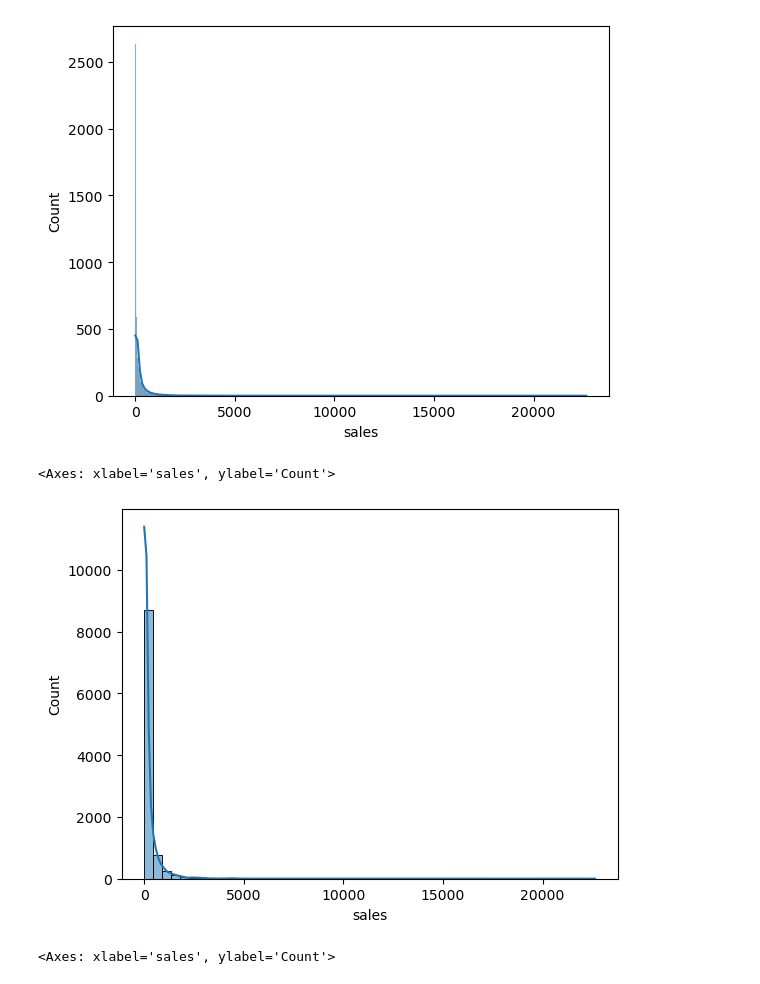
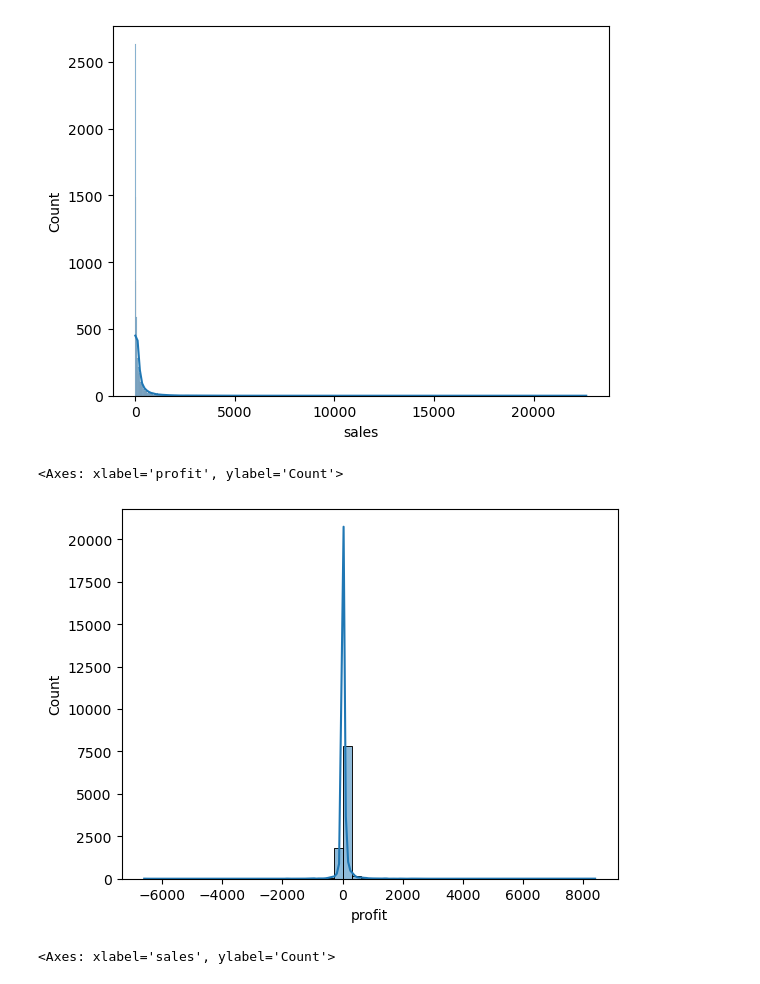
Before and after one commit to TeslimAdeyanju/4-Portfolio-Sales-Prediction-Using-Linear-Regression, a Jupyter notebook: mid-term-project-2024-cohot.ipynb, the cells around one changed output. Cells and saved outputs as stored; diff of their text form; code cells hidden in the pictures.

```diff
--- a/mid-term-project-2024-cohot.ipynb
+++ b/mid-term-project-2024-cohot.ipynb
@@ -526,8 +509,9 @@ plt.show()
 # %% [output]
 [figure]
 # %%
-sns.histplot(df.sales, bins=50, kde=True)
+# view the profit target variables
+sns.histplot(df.profit, bins=50, kde=True)
 # %% [output]
-<Axes: xlabel='sales', ylabel='Count'>
+<Axes: xlabel='profit', ylabel='Count'>
-[figure, old version]
+[figure, new version]
 # %%
```
Also changed, not shown: parts of 17 cells of this notebook.
